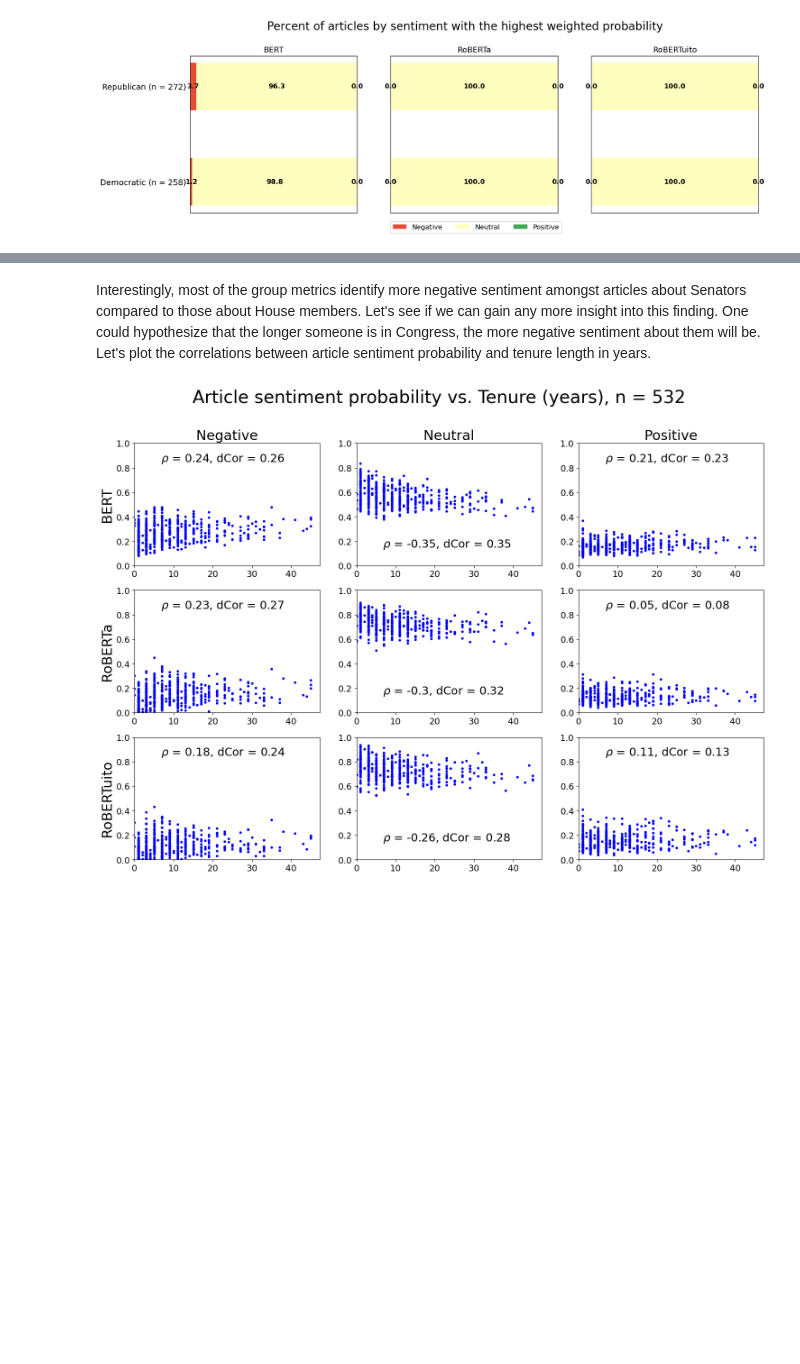
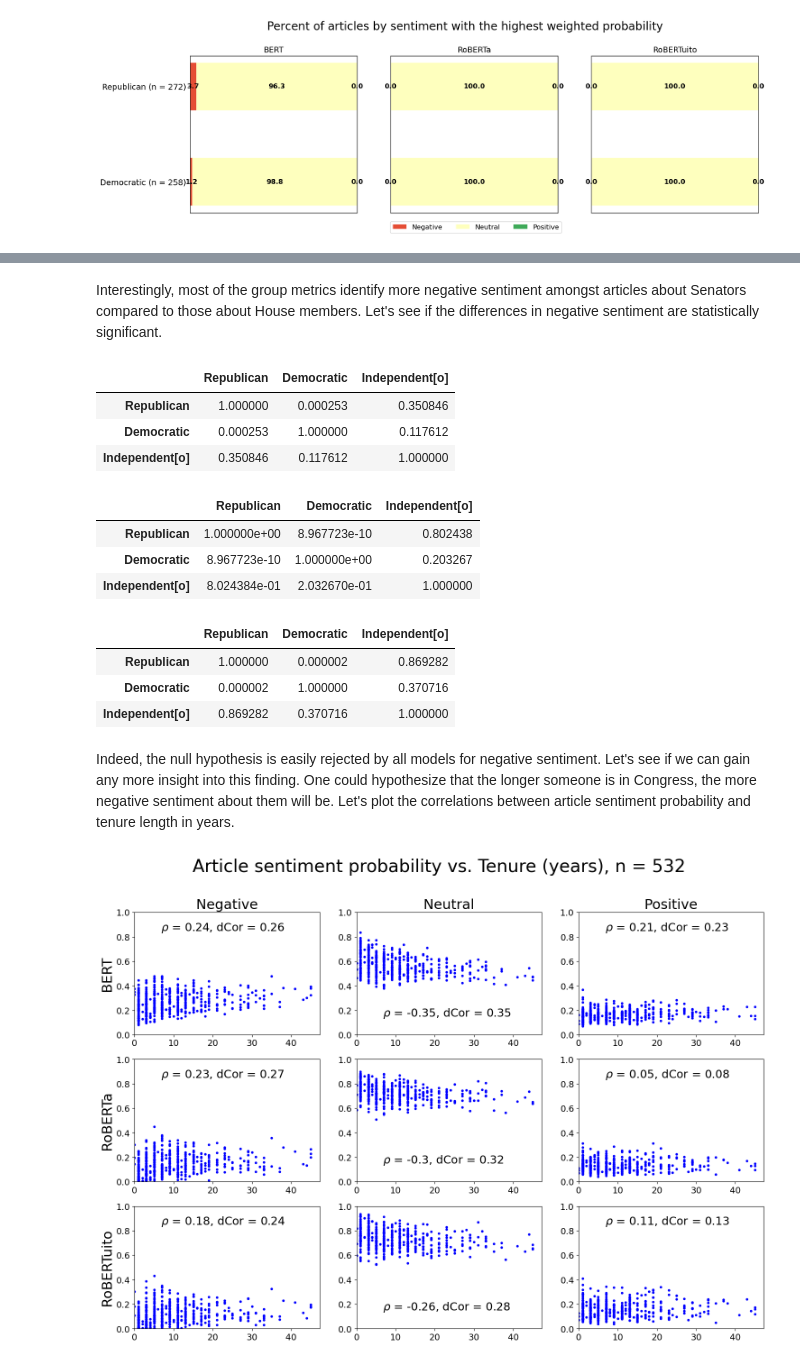
Before and after one commit to git627/Wikipedia-sentiment-analysis, a Jupyter notebook: Examples/Example5-real-world-study.ipynb, the cells around one changed output, grey strips where cells are left out. Saved outputs shown, nothing was run; the diff lists cells and outputs as text; code cells hidden in the pictures; blank space fills up the shorter version.

Commit message:
adding significance testing

```diff
--- a/Examples/Example4-real-world-study.ipynb
+++ b/Examples/Example5-real-world-study.ipynb
@@ -7,7 +8,7 @@ Now let's perform some group plots. We'll look at all the models we used, and le
 # %%
 models=['bert','roberta','robertuito']
 input_filename='congress_analysis.csv'
-label_cols=['Party']
+group_cols=['Party']
 min_group_size=3
 # %% [markdown]
 Now let's look at all 5 group plotting metrics and see if we can identify any trends.
@@ -37,0 +29,3 @@ From this result, we can see that the trend remains even after removing the nega
+# %%
+metric='weighted_prob'
+p_dict=significance_test(models,input_filename,group_cols,metric=metric,min_group_size=3)
@@ -52,5 +104,30 @@ plot_group(models,input_filename,label_cols,plot_metric='percent_highest_weighte
 # %% [markdown]
-Interestingly, most of the group metrics identify more negative sentiment amongst articles about Senators compared to those about House members. Let's see if we can gain any more insight into this finding. One could hypothesize that the longer someone is in Congress, the more negative sentiment about them will be. Let's plot the correlations between article sentiment probability and tenure length in years.
+Interestingly, most of the group metrics identify more negative sentiment amongst articles about Senators compared to those about House members. Let's see if the differences in negative sentiment are statistically significant.
+# %%
+p_dict=significance_test(models,input_filename,group_cols,metric=metric)
+# %%
+p_dict['bert']['negative']
+# %% [output]
+|  | Republican | Democratic | Independent[o] |
+| Republican | 1.000000 | 0.000253 | 0.350846 |
+| Democratic | 0.000253 | 1.000000 | 0.117612 |
+| Independent[o] | 0.350846 | 0.117612 | 1.000000 |
+# %%
+p_dict['roberta']['negative']
+# %% [output]
+|  | Republican | Democratic | Independent[o] |
+| Republican | 1.000000e+00 | 8.967723e-10 | 0.802438 |
+| Democratic | 8.967723e-10 | 1.000000e+00 | 0.203267 |
+| Independent[o] | 8.024384e-01 | 2.032670e-01 | 1.000000 |
+# %%
+p_dict['robertuito']['negative']
+# %% [output]
+|  | Republican | Democratic | Independent[o] |
+| Republican | 1.000000 | 0.000002 | 0.869282 |
+| Democratic | 0.000002 | 1.000000 | 0.370716 |
+| Independent[o] | 0.869282 | 0.370716 | 1.000000 |
+# %% [markdown]
+Indeed, the null hypothesis is easily rejected by all models for negative sentiment. Let's see if we can gain any more insight into this finding. One could hypothesize that the longer someone is in Congress, the more negative sentiment about them will be. Let's plot the correlations between article sentiment probability and tenure length in years.
 # %%
 x_col='Tenure (years)'
 plot_corrs(models,input_filename,x_col,plot_metric='article_prob',save_fig=False)
```
Also changed, not shown: parts of 18 cells of this notebook, 6 other files.
